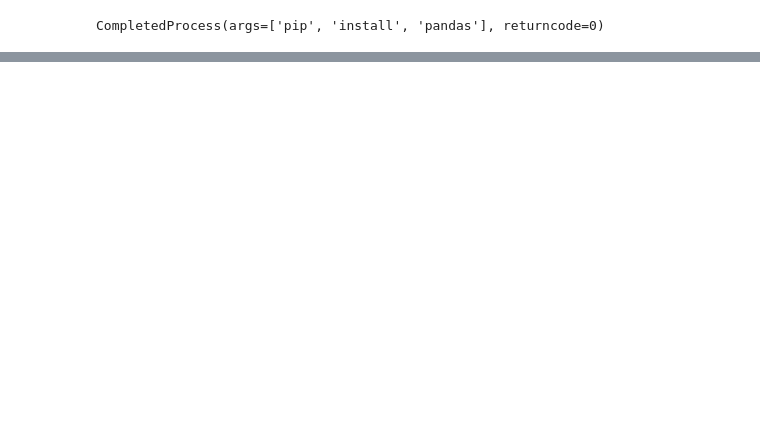
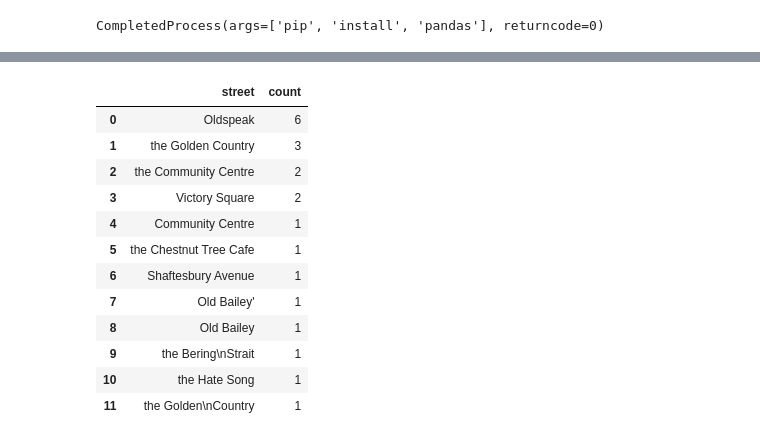
Before and after one commit to JunlingZhuang/hume_-ai-emotion, a Jupyter notebook: 2025.05.09 Test/Entity Modeling.ipynb, the cells around one changed output, grey strips where cells are left out. Drawn from its saved outputs; the diff is of its cells as text; code cells hidden in the pictures; blank space fills up the shorter version.

```diff
--- a/2025.05.09 Test/Entity Modeling.ipynb
+++ b/2025.05.09 Test/Entity Modeling.ipynb
@@ -148,0 +143,25 @@ print(df)
+# %%
+streets = []
+for document in chunked_documents:
+    for named_entity in document.ents:
+        if named_entity.label_ == "FAC":
+            streets.append(named_entity.text)
+
+streets_tally = Counter(streets)
+
+df = pd.DataFrame(streets_tally.most_common(), columns = ['street', 'count'])
+df
+# %% [output]
+|  | street | count |
+| 0 | Oldspeak | 6 |
+| 1 | the Golden Country | 3 |
+| 2 | the Community Centre | 2 |
+| 3 | Victory Square | 2 |
+| 4 | Community Centre | 1 |
+| 5 | the Chestnut Tree Cafe | 1 |
+| 6 | Shaftesbury Avenue | 1 |
+| 7 | Old Bailey' | 1 |
+| 8 | Old Bailey | 1 |
+| 9 | the Bering\nStrait | 1 |
+| 10 | the Hate Song | 1 |
+| 11 | the Golden\nCountry | 1 |
```
Also changed, not shown: parts of 8 cells of this notebook.
